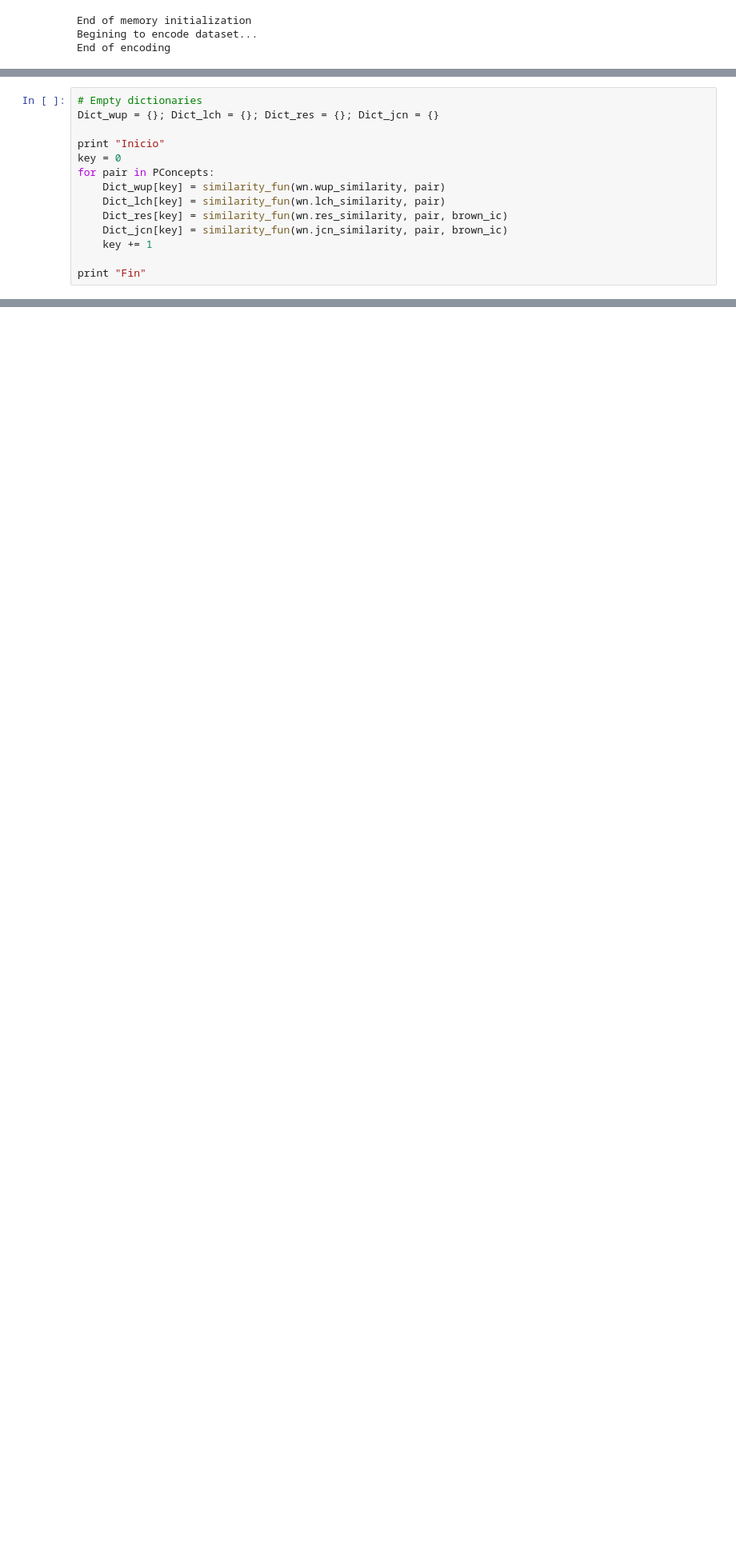
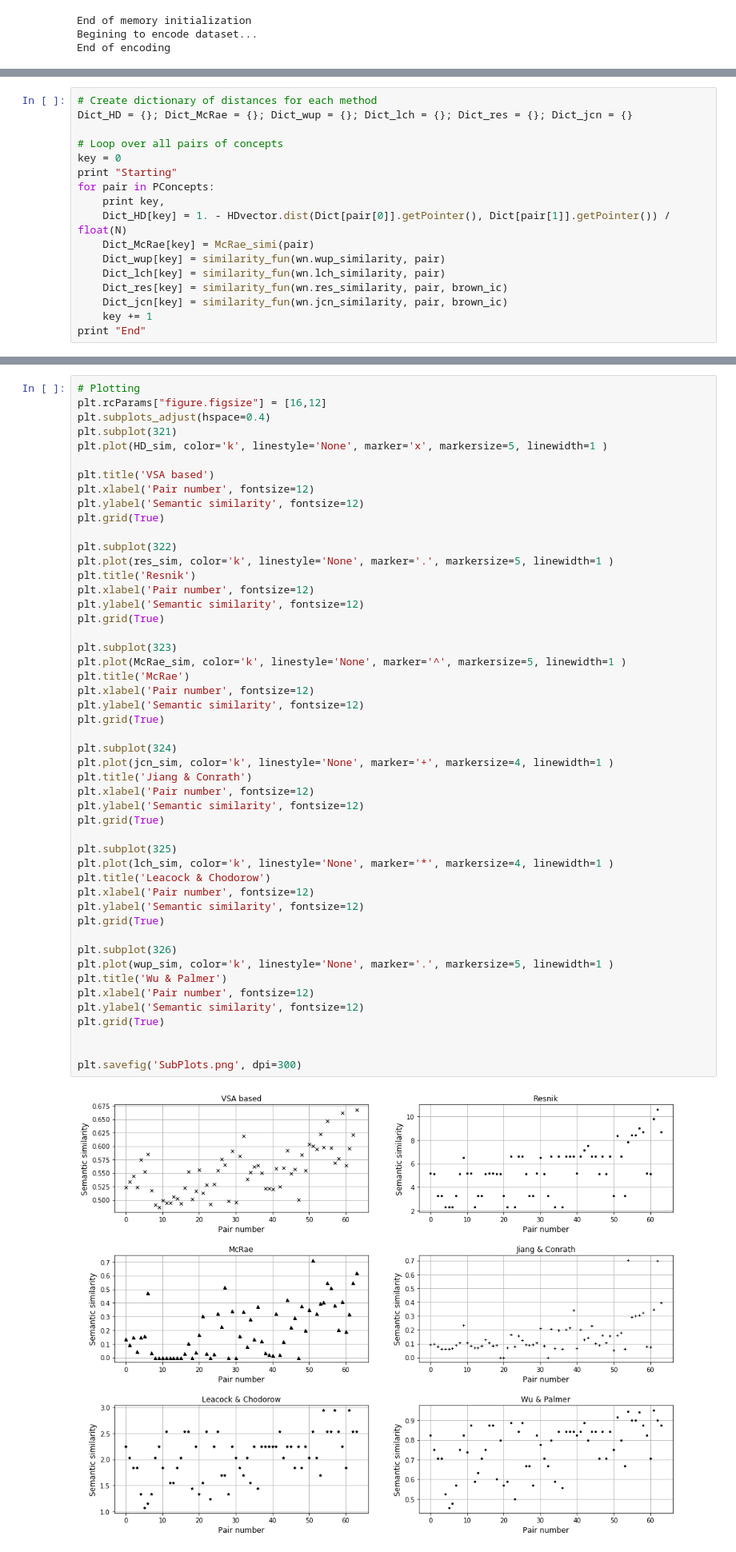
Before and after one commit to jobquiroz/VSA_concepts, a Jupyter notebook: Code/Experiments.ipynb, the cells around one changed output, grey strips where cells are left out. Shown at 80% size. Drawn from its saved outputs; the diff is of its cells as text; blank space fills up the shorter version.

```diff
--- a/Code/Experiments.ipynb
+++ b/Code/Experiments.ipynb
@@ -260,15 +160,18 @@ Measuring semantic similarity using structure and information based algorithms.
 # %%
-# Empty dictionaries
-Dict_wup = {}; Dict_lch = {}; Dict_res = {}; Dict_jcn = {}
+# Create dictionary of distances for each method
+Dict_HD = {}; Dict_McRae = {}; Dict_wup = {}; Dict_lch = {}; Dict_res = {}; Dict_jcn = {}
 
-print "Inicio"
+# Loop over all pairs of concepts
 key = 0
+print "Starting"
 for pair in PConcepts:
+    print key,
+    Dict_HD[key] = 1. - HDvector.dist(Dict[pair[0]].getPointer(), Dict[pair[1]].getPointer()) / float(N)
+    Dict_McRae[key] = McRae_simi(pair)
     Dict_wup[key] = similarity_fun(wn.wup_similarity, pair)
     Dict_lch[key] = similarity_fun(wn.lch_similarity, pair)
     Dict_res[key] = similarity_fun(wn.res_similarity, pair, brown_ic)
     Dict_jcn[key] = similarity_fun(wn.jcn_similarity, pair, brown_ic)
     key += 1
-
-print "Fin"
+print "End"
 # %% [output]
@@ -340,0 +208,51 @@ Inicio
+# %%
+# Plotting
+plt.rcParams["figure.figsize"] = [16,12]
+plt.subplots_adjust(hspace=0.4)
+plt.subplot(321)
+plt.plot(HD_sim, color='k', linestyle='None', marker='x', markersize=5, linewidth=1 )
+
+plt.title('VSA based')
+plt.xlabel('Pair number', fontsize=12)
+plt.ylabel('Semantic similarity', fontsize=12)
+plt.grid(True)
+
+plt.subplot(322)
+plt.plot(res_sim, color='k', linestyle='None', marker='.', markersize=5, linewidth=1 )
+plt.title('Resnik')
+plt.xlabel('Pair number', fontsize=12)
+plt.ylabel('Semantic similarity', fontsize=12)
+plt.grid(True)
+
+plt.subplot(323)
+plt.plot(McRae_sim, color='k', linestyle='None', marker='^', markersize=5, linewidth=1 )
+plt.title('McRae')
+plt.xlabel('Pair number', fontsize=12)
+plt.ylabel('Semantic similarity', fontsize=12)
+plt.grid(True)
+
+plt.subplot(324)
+plt.plot(jcn_sim, color='k', linestyle='None', marker='+', markersize=4, linewidth=1 )
+plt.title('Jiang & Conrath')
+plt.xlabel('Pair number', fontsize=12)
+plt.ylabel('Semantic similarity', fontsize=12)
+plt.grid(True)
+
+plt.subplot(325)
+plt.plot(lch_sim, color='k', linestyle='None', marker='*', markersize=4, linewidth=1 )
+plt.title('Leacock & Chodorow')
+plt.xlabel('Pair number', fontsize=12)
+plt.ylabel('Semantic similarity', fontsize=12)
+plt.grid(True)
+
+plt.subplot(326)
+plt.plot(wup_sim, color='k', linestyle='None', marker='.', markersize=5, linewidth=1 )
+plt.title('Wu & Palmer')
+plt.xlabel('Pair number', fontsize=12)
+plt.ylabel('Semantic similarity', fontsize=12)
+plt.grid(True)
+
+
+plt.savefig('SubPlots.png', dpi=300)
+# %% [output]
+[figure, added]
```
Also changed, not shown: parts of 12 cells of this notebook, 5 other files.
